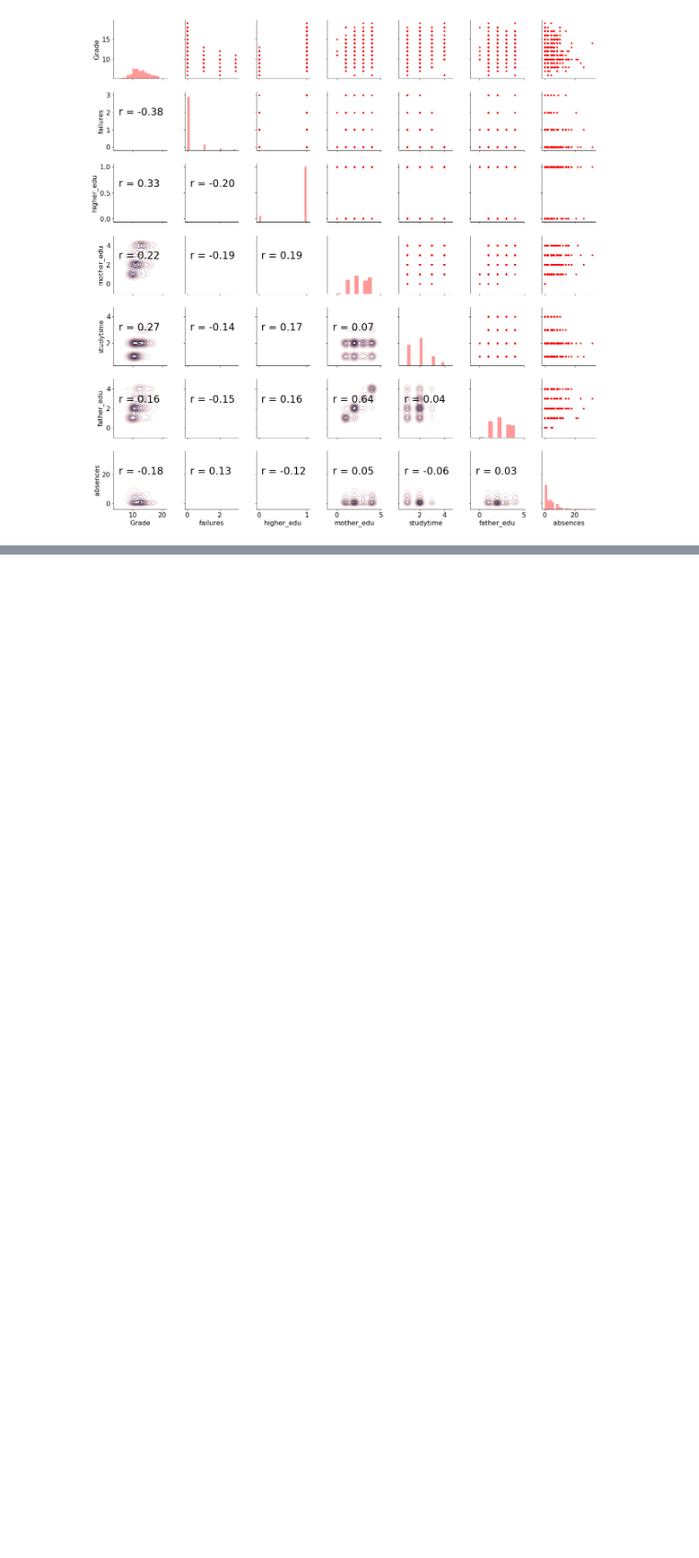
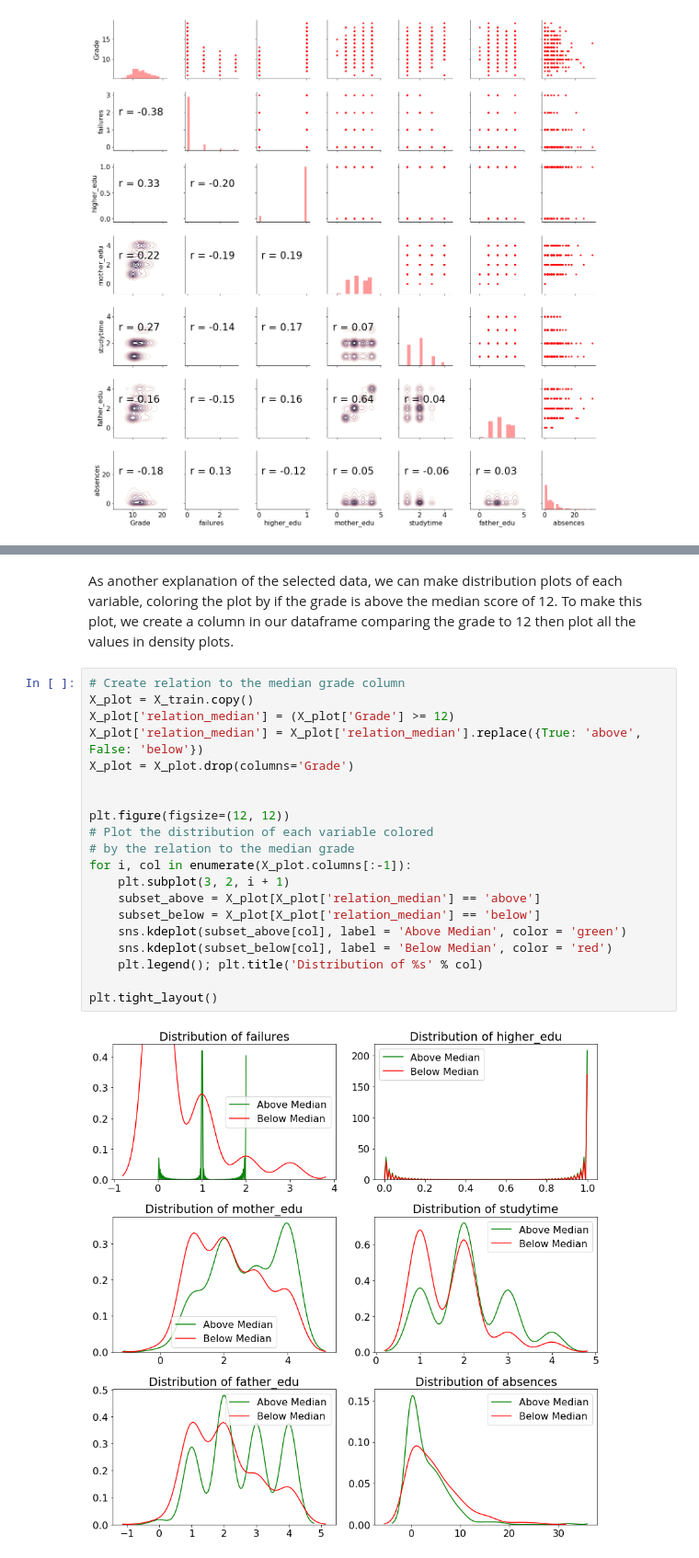
Before and after one commit to BonifasiusAnggara/Predicting-Student-Grades-with-BayesianLR, a Jupyter notebook: Predicting_Student_Grades_with_BayesianLR.ipynb, the cells around one changed output, grey strips where cells are left out. Shown at 92% size. Saved outputs shown, nothing was run; the diff lists cells and outputs as text; blank space fills up the shorter version.

```diff
--- a/Predicting_Student_Grades_with_BayesianLR.ipynb
+++ b/Predicting_Student_Grades_with_BayesianLR.ipynb
@@ -411,0 +416,24 @@ g.map_lower(corrfunc);
+# %% [markdown]
+As another explanation of the selected data, we can make distribution plots of each variable, coloring the plot by if the grade is above the median score of 12. To make this plot, we create a column in our dataframe comparing the grade to 12 then plot all the values in density plots.
+# %%
+# Create relation to the median grade column
+X_plot = X_train.copy()
+X_plot['relation_median'] = (X_plot['Grade'] >= 12)
+X_plot['relation_median'] = X_plot['relation_median'].replace({True: 'above', False: 'below'})
+X_plot = X_plot.drop(columns='Grade')
+
+
+plt.figure(figsize=(12, 12))
+# Plot the distribution of each variable colored
+# by the relation to the median grade
+for i, col in enumerate(X_plot.columns[:-1]):
+    plt.subplot(3, 2, i + 1)
+    subset_above = X_plot[X_plot['relation_median'] == 'above']
+    subset_below = X_plot[X_plot['relation_median'] == 'below']
+    sns.kdeplot(subset_above[col], label = 'Above Median', color = 'green')
+    sns.kdeplot(subset_below[col], label = 'Below Median', color = 'red')
+    plt.legend(); plt.title('Distribution of %s' % col)
+
+plt.tight_layout()
+# %% [output]
+[figure, added]
```
Also changed, not shown: parts of 18 cells of this notebook.
